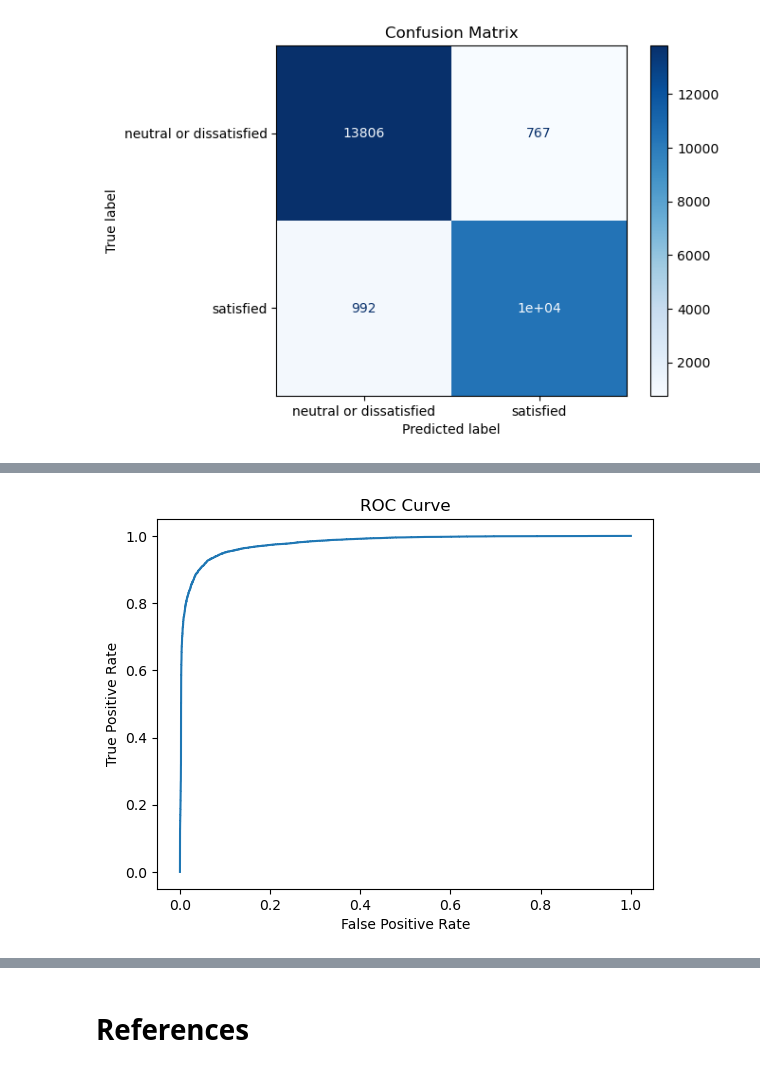
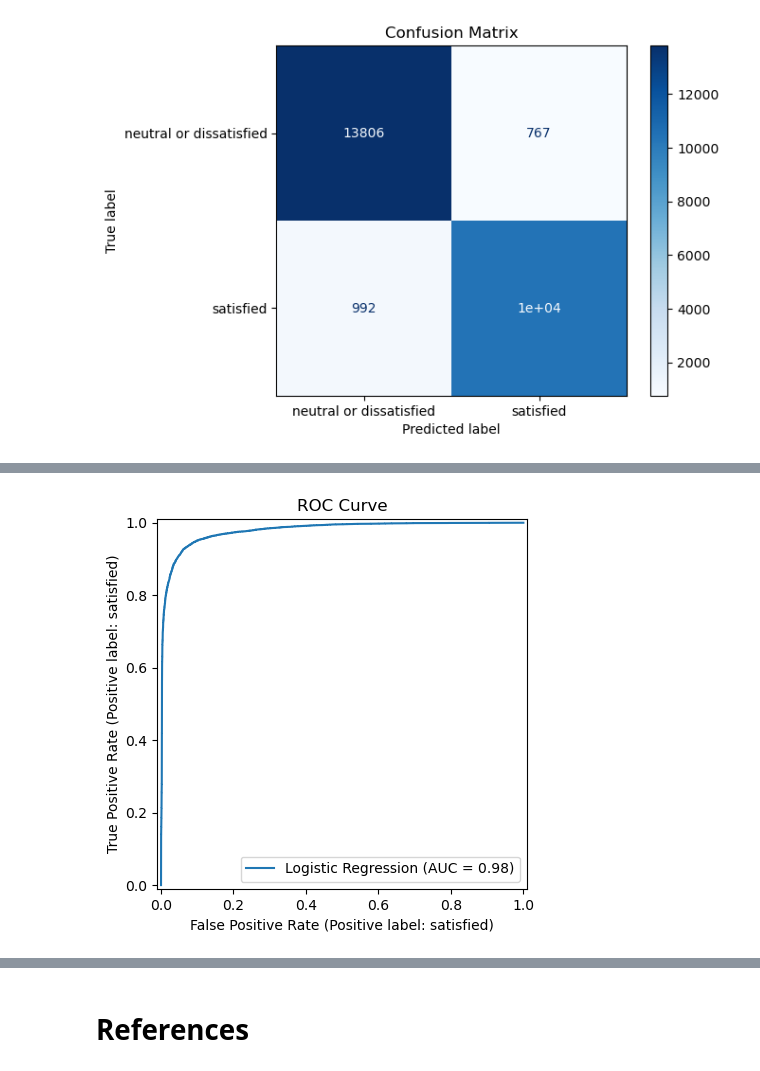
Before and after one commit to UBC-MDS/DSCI_522_group12, a Jupyter notebook: notebooks/airline_passenger_satisfaction_predictor.ipynb, the cells around one changed output, grey strips where cells are left out. Drawn from its saved outputs; the diff is of its cells as text; code cells hidden in the pictures.

```diff
--- a/notebooks/airline_passenger_satisfaction_predictor.ipynb
+++ b/notebooks/airline_passenger_satisfaction_predictor.ipynb
@@ -491,21 +518,15 @@ The model performs well in classifying "neutral or dissatisfied" customers (TP =
 # %%
-# Encode y_test to numeric values
-label_encoder = LabelEncoder()
-y_test_encoded = label_encoder.fit_transform(y_test)
+from sklearn.metrics import RocCurveDisplay
+import matplotlib.pyplot as plt
 
-y_test_proba = final_model.predict_proba(X_test)[:, 1]
-
-# Compute the ROC curve
-from sklearn.metrics import roc_curve, roc_auc_score
-fpr, tpr, thresholds = roc_curve(y_test_encoded, y_test_proba)
-roc_auc = roc_auc_score(y_test_encoded, y_test_proba)
-
-# Plot the ROC curve
-import matplotlib.pyplot as plt
-plt.plot(fpr, tpr, label=f"AUC-ROC: {roc_auc:.2f}")
-plt.xlabel("False Positive Rate")
-plt.ylabel("True Positive Rate")
+RocCurveDisplay.from_estimator(
+    estimator=final_model,
+    X=X_test,
+    y=y_test,
+    name="Logistic Regression",
+    pos_label="satisfied"
+)
 plt.title("ROC Curve")
 plt.show()
 # %% [output]
-[figure, old version]
+[figure, new version]
```
Also changed, not shown: parts of 24 cells of this notebook.
